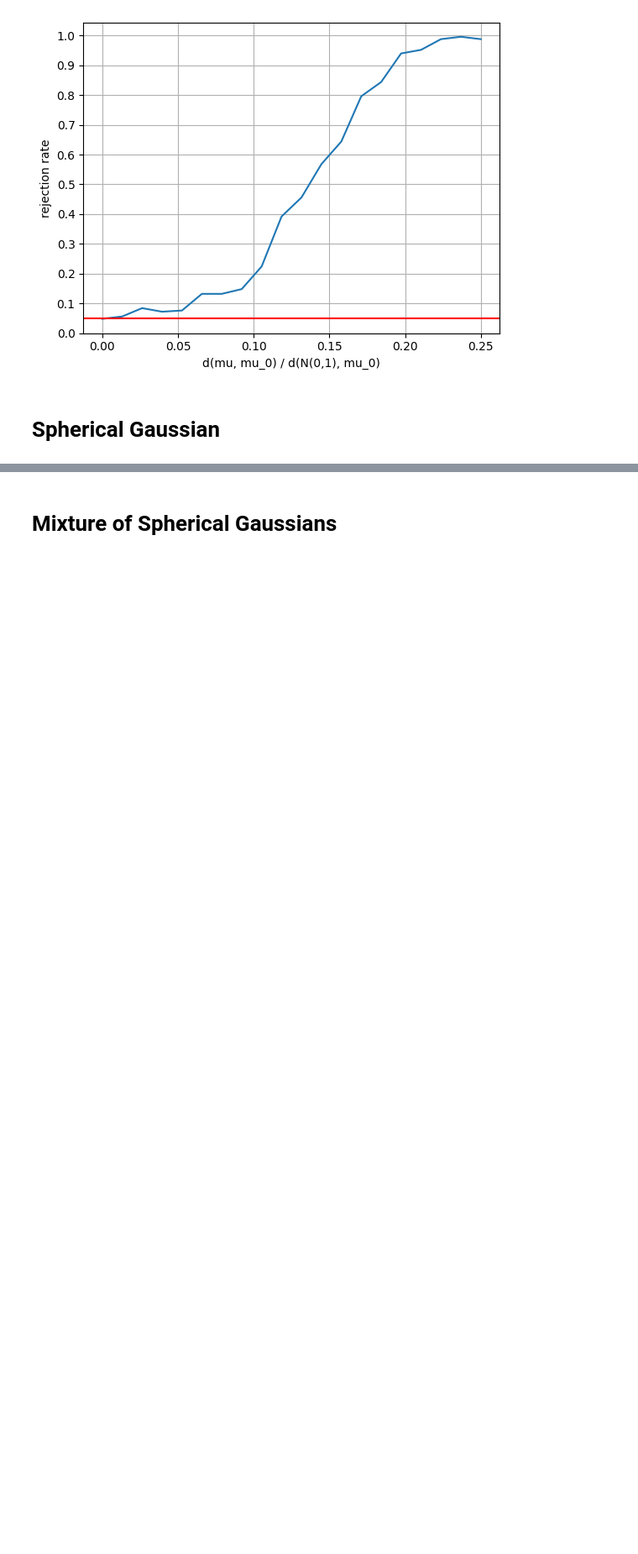
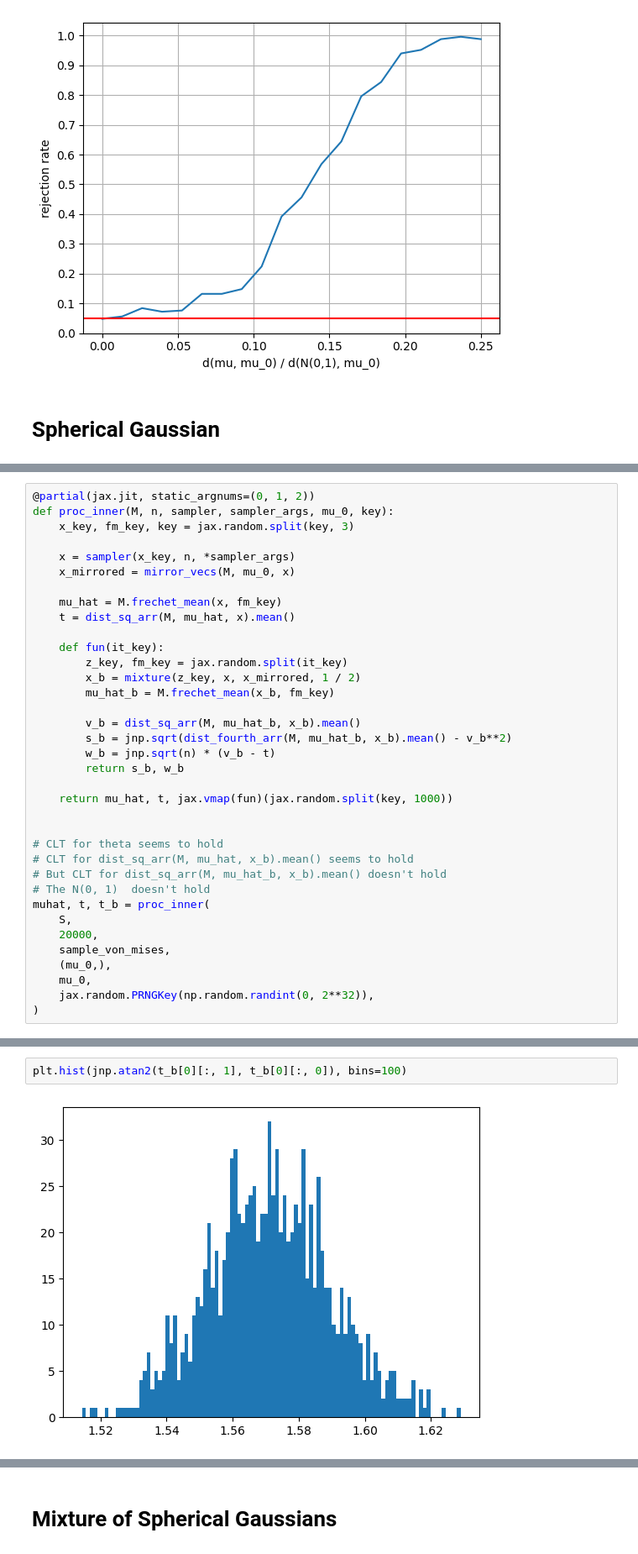
Before and after one commit to matthieubulte/meantesting, a Jupyter notebook: exploration var.ipynb, the cells around one changed output, grey strips where cells are left out. Shown at 84% size. Drawn from its saved outputs; the diff is of its cells as text; blank space fills up the shorter version.

```diff
--- a/exploration var.ipynb
+++ b/exploration var.ipynb
@@ -570,0 +512,36 @@ plt.axvline(t, color="red")
+# %%
+@partial(jax.jit, static_argnums=(0, 1, 2))
+def proc_inner(M, n, sampler, sampler_args, mu_0, key):
+    x_key, fm_key, key = jax.random.split(key, 3)
+
+    x = sampler(x_key, n, *sampler_args)
+    x_mirrored = mirror_vecs(M, mu_0, x)
+
+    mu_hat = M.frechet_mean(x, fm_key)
+    t = dist_sq_arr(M, mu_hat, x).mean()
+
+    def fun(it_key):
+        z_key, fm_key = jax.random.split(it_key)
+        x_b = mixture(z_key, x, x_mirrored, 1 / 2)
+        mu_hat_b = M.frechet_mean(x_b, fm_key)
+
+        v_b = dist_sq_arr(M, mu_hat_b, x_b).mean()
+        s_b = jnp.sqrt(dist_fourth_arr(M, mu_hat_b, x_b).mean() - v_b**2)
+        w_b = jnp.sqrt(n) * (v_b - t)
+        return s_b, w_b
+
+    return mu_hat, t, jax.vmap(fun)(jax.random.split(key, 1000))
+
+
+# CLT for theta seems to hold
+# CLT for dist_sq_arr(M, mu_hat, x_b).mean() seems to hold
+# But CLT for dist_sq_arr(M, mu_hat_b, x_b).mean() doesn't hold
+# The N(0, 1)  doesn't hold
+muhat, t, t_b = proc_inner(
+    S,
+    20000,
+    sample_von_mises,
+    (mu_0,),
+    mu_0,
+    jax.random.PRNGKey(np.random.randint(0, 2**32)),
+)
@@ -571,3 +558,7 @@ plt.axvline(t, color="red")
+# %%
+plt.hist(jnp.atan2(t_b[0][:, 1], t_b[0][:, 0]), bins=100)
+# %% [output]
+[figure, added]
 # %%
 @partial(jax.jit, static_argnums=(1,))
 def sample_von_mises(key, n, mu):
```
Also changed, not shown: parts of 14 cells of this notebook, 8 other files.
